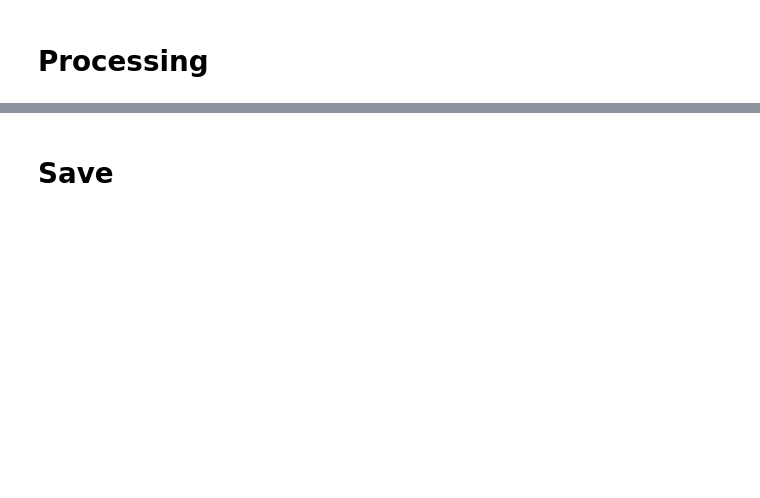
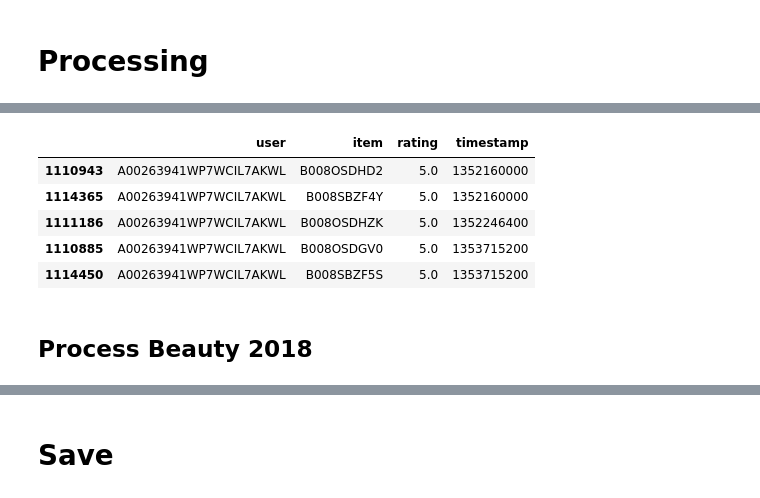
Before and after one commit to VodyTV/sops-sasrec, a Jupyter notebook: notebooks/data_loading.ipynb, the cells around one changed output, grey strips where cells are left out. Drawn from its saved outputs; the diff is of its cells as text; code cells hidden in the pictures; blank space fills up the shorter version.

```diff
--- a/notebooks/data_loading.ipynb
+++ b/notebooks/data_loading.ipynb
@@ -397,0 +271,13 @@ dataset_stats(cored_es_frame)
+# %%
+cored_video2014_frame = process_interactions(video_2014_df)
+# %%
+cored_video2014_frame.head()
+# %% [output]
+|  | user | item | rating | timestamp |
+| 1110943 | A00263941WP7WCIL7AKWL | B008OSDHD2 | 5.0 | 1352160000 |
+| 1114365 | A00263941WP7WCIL7AKWL | B008SBZF4Y | 5.0 | 1352160000 |
+| 1111186 | A00263941WP7WCIL7AKWL | B008OSDHZK | 5.0 | 1352246400 |
+| 1110885 | A00263941WP7WCIL7AKWL | B008OSDGV0 | 5.0 | 1353715200 |
+| 1114450 | A00263941WP7WCIL7AKWL | B008SBZF5S | 5.0 | 1353715200 |
+# %% [markdown]
+## Process Beauty 2018
```
Also changed, not shown: parts of 63 cells of this notebook, 1 other file.
